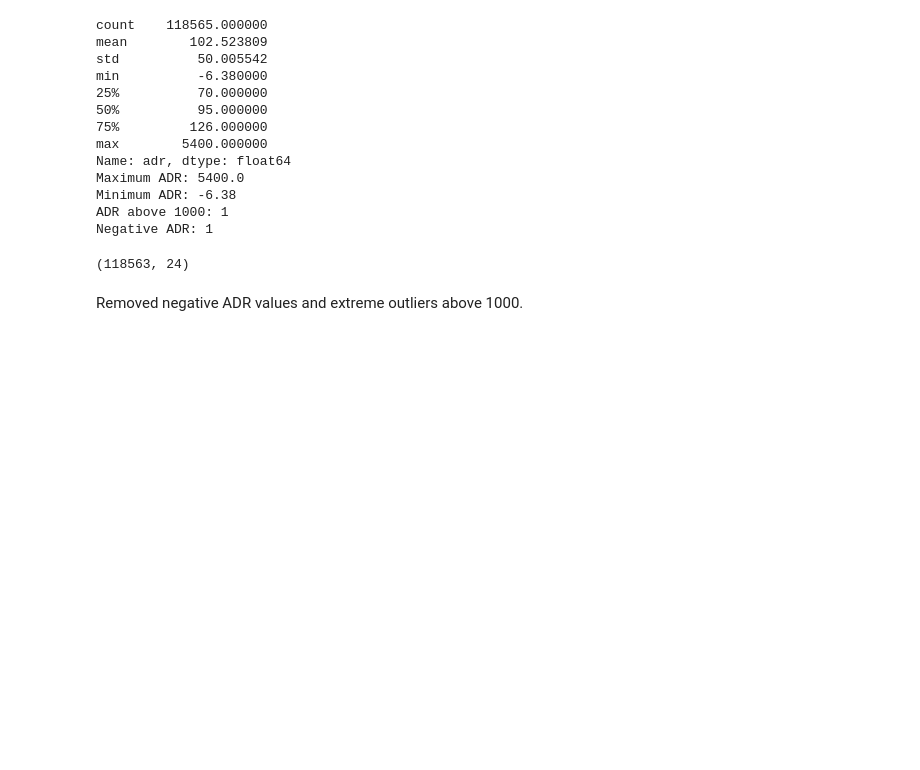
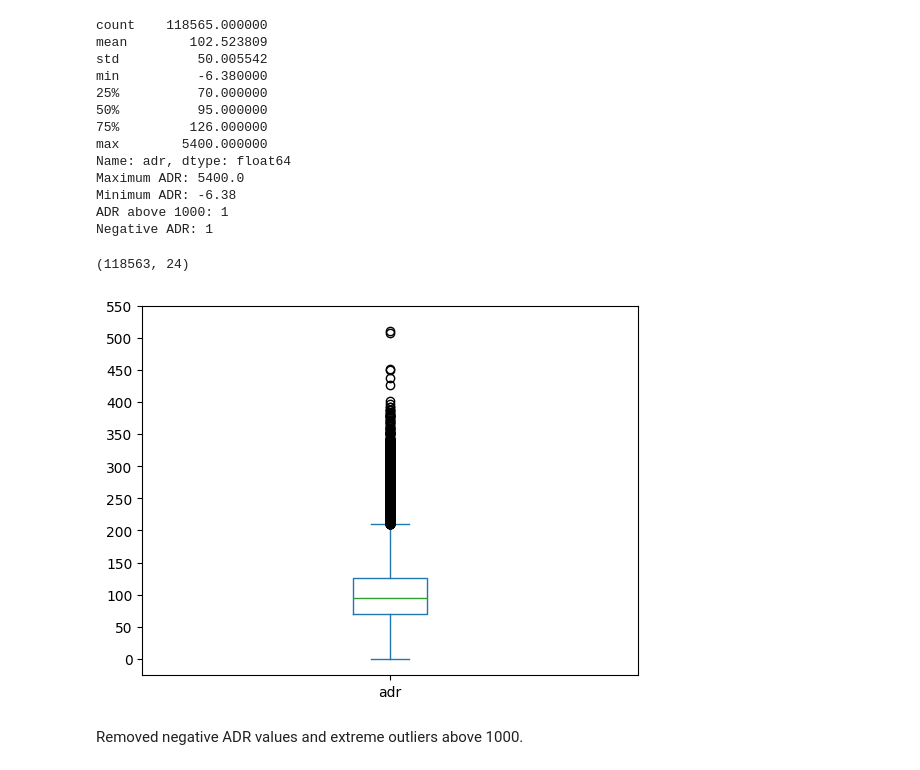
Before and after one commit to mydevfair/data-driven-ai, a Jupyter notebook: Coursework1_template.ipynb, the cells around one changed output. Cells and saved outputs as stored; diff of their text form; code cells hidden in the pictures; blank space fills up the shorter version.

```diff
--- a/Coursework1_template.ipynb
+++ b/Coursework1_template.ipynb
@@ -258,6 +258,12 @@ df = df[df['adr'] < 1000]
 print(df.shape)
 # %% [output]
 (118563, 24)
+# %%
+df.plot(y='adr', kind='box')
+plt.yticks(range(0, 600, 50))
+plt.show()
+# %% [output]
+[figure, added]
 # %% [markdown]
 Removed negative ADR values and extreme outliers above 1000.
 # %% [markdown]
```
Also changed, not shown: parts of 21 cells of this notebook.
